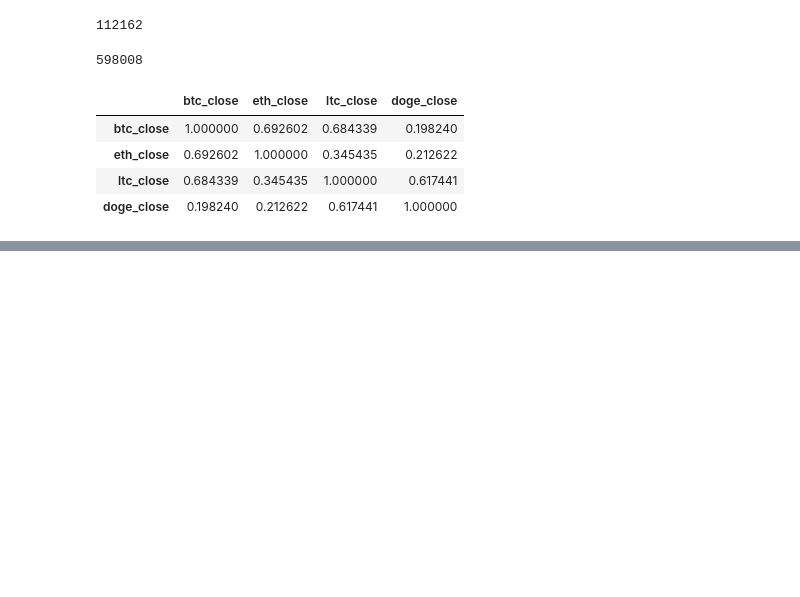
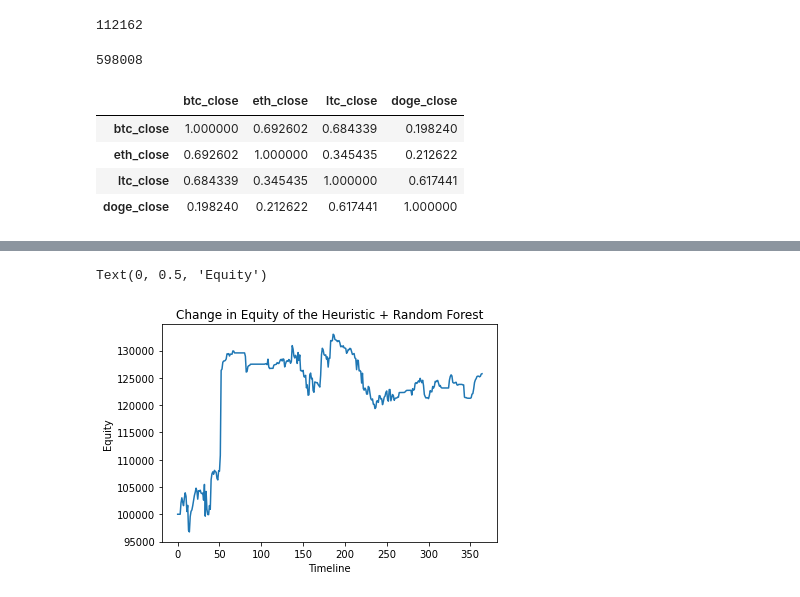
Before and after one commit to TazTornadoo/crypto_billionairs, a Jupyter notebook: Python/exploratory_data_analysis.ipynb, the cells around one changed output, grey strips where cells are left out. Drawn from its saved outputs; the diff is of its cells as text; code cells hidden in the pictures; blank space fills up the shorter version.

```diff
--- a/Python/exploratory_data_analysis.ipynb
+++ b/Python/exploratory_data_analysis.ipynb
@@ -80,0 +109,9 @@ df.corr()
+# %%
+df_equity3 = pd.read_sql_query("select * from cryptocurrencies_risk_metrics_1m_abnormal_day_ml_pooling_reversal_equity", connection)
+plt.plot(df_equity3.sum(axis=1) / 24)
+plt.title("Change in Equity of the Heuristic + Random Forest")
+plt.xlabel("Timeline")
+plt.ylabel("Equity")
+# %% [output]
+Text(0, 0.5, 'Equity')
+[figure, added]
```
Also changed, not shown: parts of 3 cells of this notebook, 3 other files.
